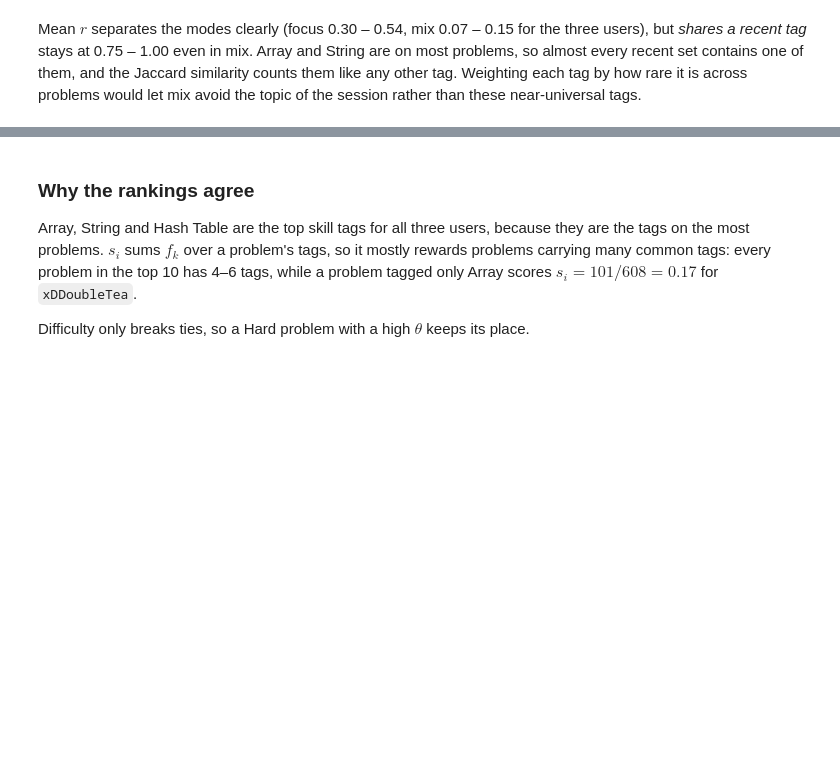
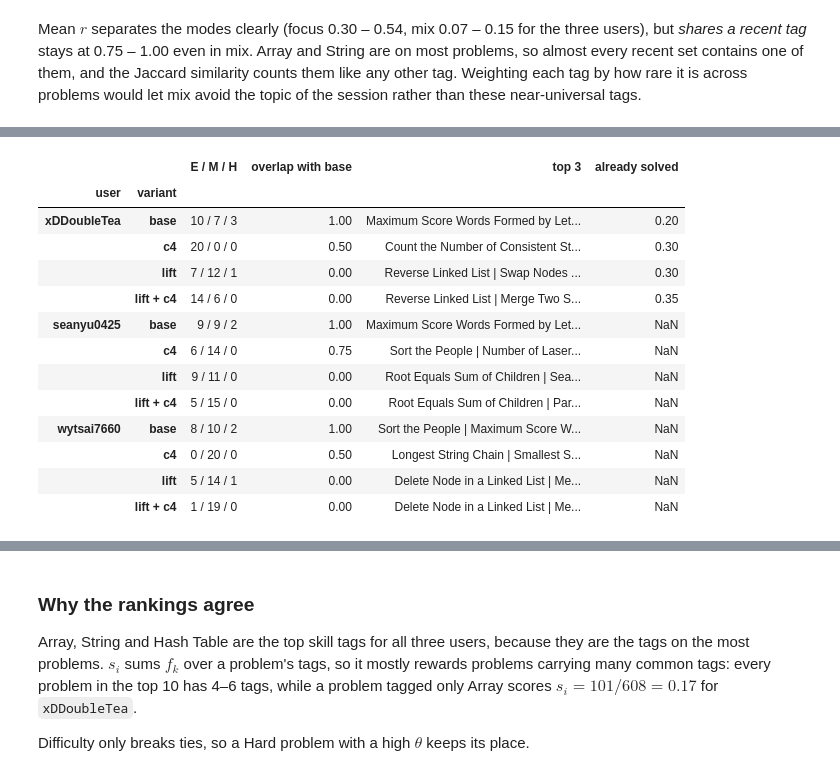
Before and after one commit to xDDoubleTea/LeetCodeBot-analysis, a Jupyter notebook: problem_ranking.ipynb, the cells around one changed output, grey strips where cells are left out. Drawn from its saved outputs; the diff is of its cells as text; code cells hidden in the pictures; blank space fills up the shorter version.

```diff
--- a/problem_ranking.ipynb
+++ b/problem_ranking.ipynb
@@ -909,0 +1029,21 @@ session rather than these near-universal tags.
+# %%
+users = list(skills)
+rows = []
+for name in VARIANTS:
+    for a_i, a in enumerate(users):
+        for b in users[a_i + 1 :]:
+            da, db = variants[(a, name)], variants[(b, name)]
+            theta = pd.DataFrame({"a": da["theta"], "b": db["theta"]}).dropna()
+            rows.append(
+                {
+                    "variant": name,
+                    "pair": f"{a} vs {b}",
+                    f"top {TOP_N} overlap": len(set(da.index[:TOP_N]) & set(db.index[:TOP_N]))
+                    / TOP_N,
+                    "spearman": theta["a"].rank().corr(theta["b"].rank()),
+                }
+            )
+agreement = pd.DataFrame(rows)
+agreement.pivot(index="pair", columns="variant", values=[f"top {TOP_N} overlap", "spearman"])[
+    [(m, v) for m in (f"top {TOP_N} overlap", "spearman") for v in VARIANTS]
+]
@@ -909,0 +1064,37 @@ session rather than these near-universal tags.
+# %%
+accepted = (
+    set(submissions.loc[submissions["status"] == "Accepted", "slug"]) if HAS_HISTORY else None
+)
+SLUG_BY_ID = dict(zip(problems.index, problems["slug"]))
+
+rows = []
+for (user, name), df in variants.items():
+    top = df.head(TOP_N)
+    base_top = set(variants[(user, "base")].index[:TOP_N])
+    mix = top["difficulty"].value_counts()
+    row = {
+        "user": user,
+        "variant": name,
+        "E / M / H": f"{mix.get('Easy', 0)} / {mix.get('Medium', 0)} / {mix.get('Hard', 0)}",
+        "overlap with base": len(set(top.index) & base_top) / TOP_N,
+        "top 3": " | ".join(top["title"].head(3)),
+    }
+    if user == USERNAME and accepted is not None:
+        row["already solved"] = top.index.map(lambda i: SLUG_BY_ID[i] in accepted).to_series().mean()
+    rows.append(row)
+pd.DataFrame(rows).set_index(["user", "variant"])
+# %% [output]
+|  |  | E / M / H | overlap with base | top 3 | already solved |
+| user | variant |  |  |  |  |
+| xDDoubleTea | base | 10 / 7 / 3 | 1.00 | Maximum Score Words Formed by Let... | 0.20 |
+|  | c4 | 20 / 0 / 0 | 0.50 | Count the Number of Consistent St... | 0.30 |
+|  | lift | 7 / 12 / 1 | 0.00 | Reverse Linked List | Swap Nodes ... | 0.30 |
+|  | lift + c4 | 14 / 6 / 0 | 0.00 | Reverse Linked List | Merge Two S... | 0.35 |
+| seanyu0425 | base | 9 / 9 / 2 | 1.00 | Maximum Score Words Formed by Let... | NaN |
+|  | c4 | 6 / 14 / 0 | 0.75 | Sort the People | Number of Laser... | NaN |
+|  | lift | 9 / 11 / 0 | 0.00 | Root Equals Sum of Children | Sea... | NaN |
+|  | lift + c4 | 5 / 15 / 0 | 0.00 | Root Equals Sum of Children | Par... | NaN |
+| wytsai7660 | base | 8 / 10 / 2 | 1.00 | Sort the People | Maximum Score W... | NaN |
+|  | c4 | 0 / 20 / 0 | 0.50 | Longest String Chain | Smallest S... | NaN |
+|  | lift | 5 / 14 / 1 | 0.00 | Delete Node in a Linked List | Me... | NaN |
+|  | lift + c4 | 1 / 19 / 0 | 0.00 | Delete Node in a Linked List | Me... | NaN |
```
Also changed, not shown: parts of 17 cells of this notebook.
